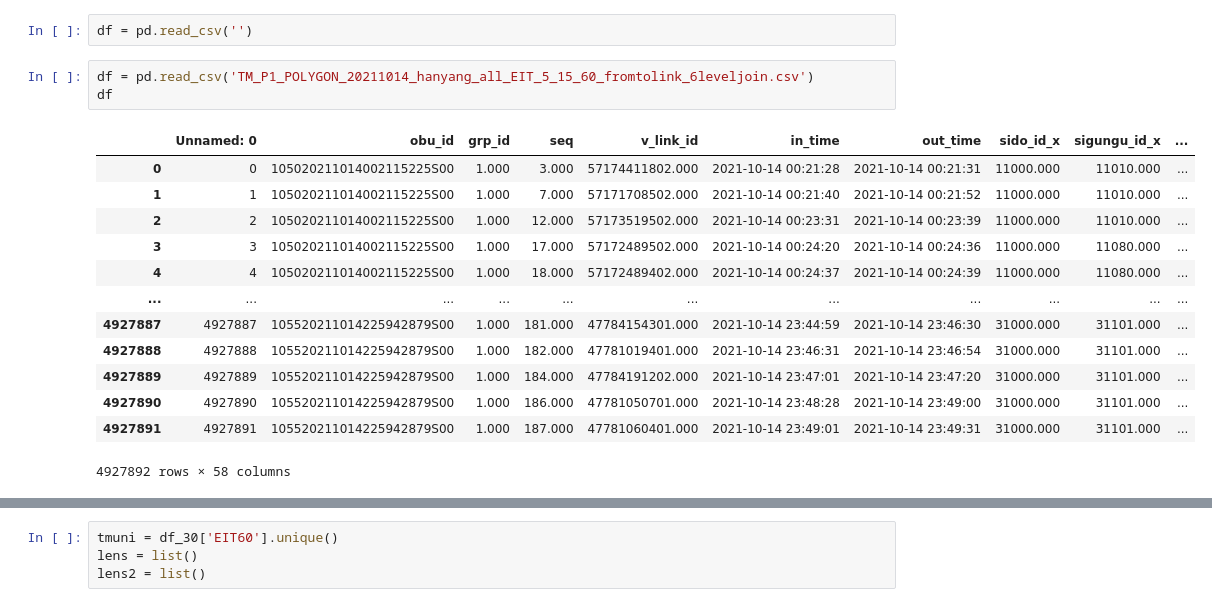
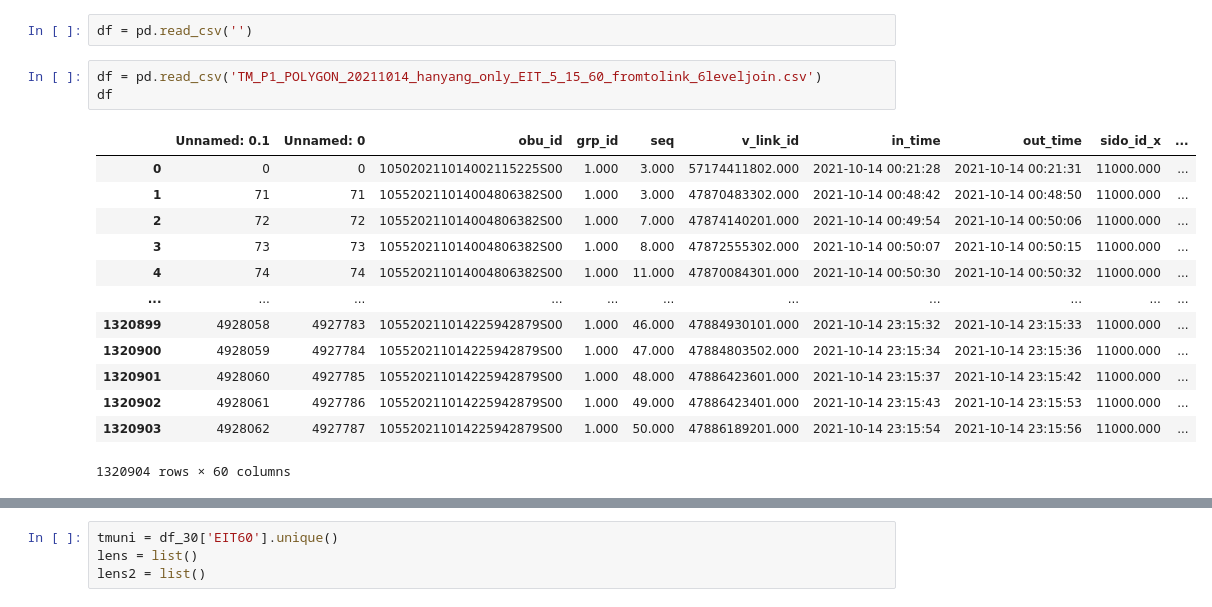
Before and after one commit to hyorim-h/SeoulTraffic, a Jupyter notebook: congestion.ipynb, the cells around one changed output, grey strips where cells are left out. Cells and saved outputs as stored; diff of their text form.

```diff
--- a/congestion.ipynb
+++ b/congestion.ipynb
@@ -1587,22 +1587,22 @@ c.to_csv('aa.csv')
 # %%
 df = pd.read_csv('')
 # %%
-df = pd.read_csv('TM_P1_POLYGON_20211014_hanyang_all_EIT_5_15_60_fromtolink_6leveljoin.csv')
+df = pd.read_csv('TM_P1_POLYGON_20211014_hanyang_only_EIT_5_15_60_fromtolink_6leveljoin.csv')
 df
 # %% [output]
-|  | Unnamed: 0 | obu_id | grp_id | seq | v_link_id | in_time | out_time | sido_id_x | sigungu_id_x | ... |
-| 0 | 0 | 105020211014002115225S00 | 1.000 | 3.000 | 57174411802.000 | 2021-10-14 00:21:28 | 2021-10-14 00:21:31 | 11000.000 | 11010.000 | ... |
-| 1 | 1 | 105020211014002115225S00 | 1.000 | 7.000 | 57171708502.000 | 2021-10-14 00:21:40 | 2021-10-14 00:21:52 | 11000.000 | 11010.000 | ... |
-| 2 | 2 | 105020211014002115225S00 | 1.000 | 12.000 | 57173519502.000 | 2021-10-14 00:23:31 | 2021-10-14 00:23:39 | 11000.000 | 11010.000 | ... |
-| 3 | 3 | 105020211014002115225S00 | 1.000 | 17.000 | 57172489502.000 | 2021-10-14 00:24:20 | 2021-10-14 00:24:36 | 11000.000 | 11080.000 | ... |
-| 4 | 4 | 105020211014002115225S00 | 1.000 | 18.000 | 57172489402.000 | 2021-10-14 00:24:37 | 2021-10-14 00:24:39 | 11000.000 | 11080.000 | ... |
+|  | Unnamed: 0.1 | Unnamed: 0 | obu_id | grp_id | seq | v_link_id | in_time | out_time | sido_id_x | ... |
+| 0 | 0 | 0 | 105020211014002115225S00 | 1.000 | 3.000 | 57174411802.000 | 2021-10-14 00:21:28 | 2021-10-14 00:21:31 | 11000.000 | ... |
+| 1 | 71 | 71 | 105520211014004806382S00 | 1.000 | 3.000 | 47870483302.000 | 2021-10-14 00:48:42 | 2021-10-14 00:48:50 | 11000.000 | ... |
+| 2 | 72 | 72 | 105520211014004806382S00 | 1.000 | 7.000 | 47874140201.000 | 2021-10-14 00:49:54 | 2021-10-14 00:50:06 | 11000.000 | ... |
+| 3 | 73 | 73 | 105520211014004806382S00 | 1.000 | 8.000 | 47872555302.000 | 2021-10-14 00:50:07 | 2021-10-14 00:50:15 | 11000.000 | ... |
+| 4 | 74 | 74 | 105520211014004806382S00 | 1.000 | 11.000 | 47870084301.000 | 2021-10-14 00:50:30 | 2021-10-14 00:50:32 | 11000.000 | ... |
 | ... | ... | ... | ... | ... | ... | ... | ... | ... | ... | ... |
-| 4927887 | 4927887 | 105520211014225942879S00 | 1.000 | 181.000 | 47784154301.000 | 2021-10-14 23:44:59 | 2021-10-14 23:46:30 | 31000.000 | 31101.000 | ... |
-| 4927888 | 4927888 | 105520211014225942879S00 | 1.000 | 182.000 | 47781019401.000 | 2021-10-14 23:46:31 | 2021-10-14 23:46:54 | 31000.000 | 31101.000 | ... |
-| 4927889 | 4927889 | 105520211014225942879S00 | 1.000 | 184.000 | 47784191202.000 | 2021-10-14 23:47:01 | 2021-10-14 23:47:20 | 31000.000 | 31101.000 | ... |
-| 4927890 | 4927890 | 105520211014225942879S00 | 1.000 | 186.000 | 47781050701.000 | 2021-10-14 23:48:28 | 2021-10-14 23:49:00 | 31000.000 | 31101.000 | ... |
-| 4927891 | 4927891 | 105520211014225942879S00 | 1.000 | 187.000 | 47781060401.000 | 2021-10-14 23:49:01 | 2021-10-14 23:49:31 | 31000.000 | 31101.000 | ... |
+| 1320899 | 4928058 | 4927783 | 105520211014225942879S00 | 1.000 | 46.000 | 47884930101.000 | 2021-10-14 23:15:32 | 2021-10-14 23:15:33 | 11000.000 | ... |
+| 1320900 | 4928059 | 4927784 | 105520211014225942879S00 | 1.000 | 47.000 | 47884803502.000 | 2021-10-14 23:15:34 | 2021-10-14 23:15:36 | 11000.000 | ... |
+| 1320901 | 4928060 | 4927785 | 105520211014225942879S00 | 1.000 | 48.000 | 47886423601.000 | 2021-10-14 23:15:37 | 2021-10-14 23:15:42 | 11000.000 | ... |
+| 1320902 | 4928061 | 4927786 | 105520211014225942879S00 | 1.000 | 49.000 | 47886423401.000 | 2021-10-14 23:15:43 | 2021-10-14 23:15:53 | 11000.000 | ... |
+| 1320903 | 4928062 | 4927787 | 105520211014225942879S00 | 1.000 | 50.000 | 47886189201.000 | 2021-10-14 23:15:54 | 2021-10-14 23:15:56 | 11000.000 | ... |
-4927892 rows × 58 columns
+1320904 rows × 60 columns
 # %%
 df.columns
 # %% [output]
```
Also changed, not shown: parts of 45 cells of this notebook, 1 other file.
